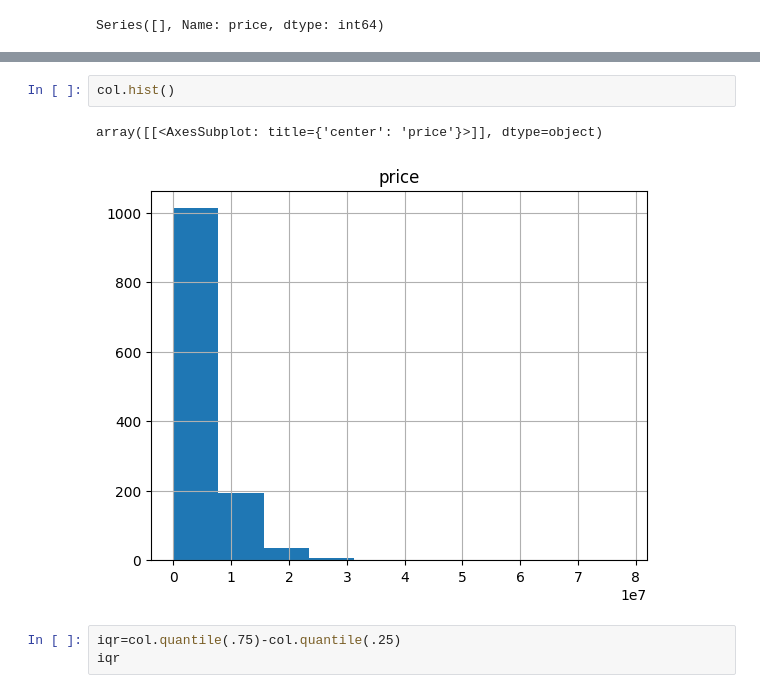
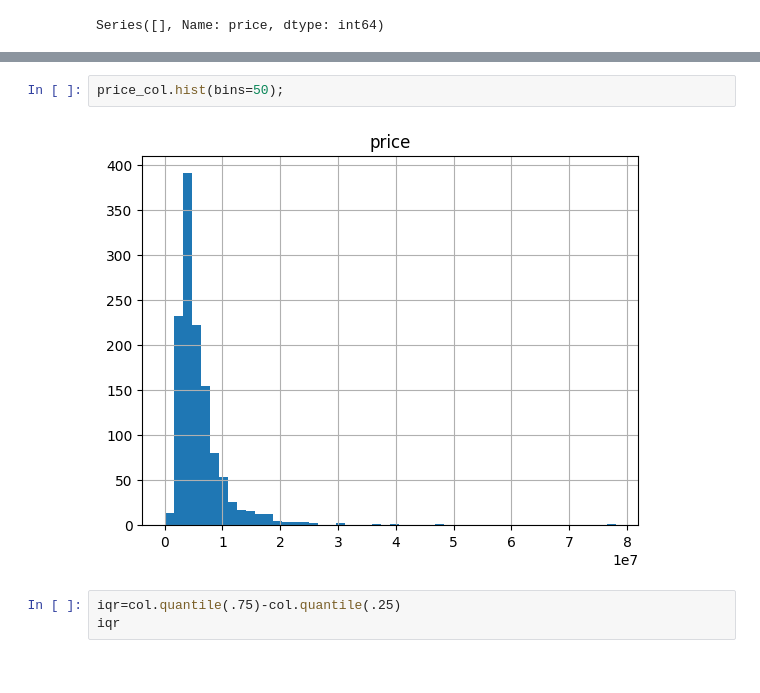
Before and after one commit to robboten/hemnet-transform, a Jupyter notebook: notebooks/look.ipynb, the cells around one changed output, grey strips where cells are left out. Saved outputs shown, nothing was run; the diff lists cells and outputs as text.

```diff
--- a/notebooks/look.ipynb
+++ b/notebooks/look.ipynb
@@ -229,11 +264,10 @@ col.quantile(.5)
 # %% [output]
 price   4597500
 Name: 0.5, dtype: float64
-# %%
-col.hist()
-# %% [output]
-array([[<AxesSubplot: title={'center': 'price'}>]], dtype=object)
-[figure, removed]
+# %%
+price_col.hist(bins=50);
+# %% [output]
+[figure, added]
 # %%
 iqr=col.quantile(.75)-col.quantile(.25)
 iqr
```
Also changed, not shown: parts of 12 cells of this notebook, 2 other files.
